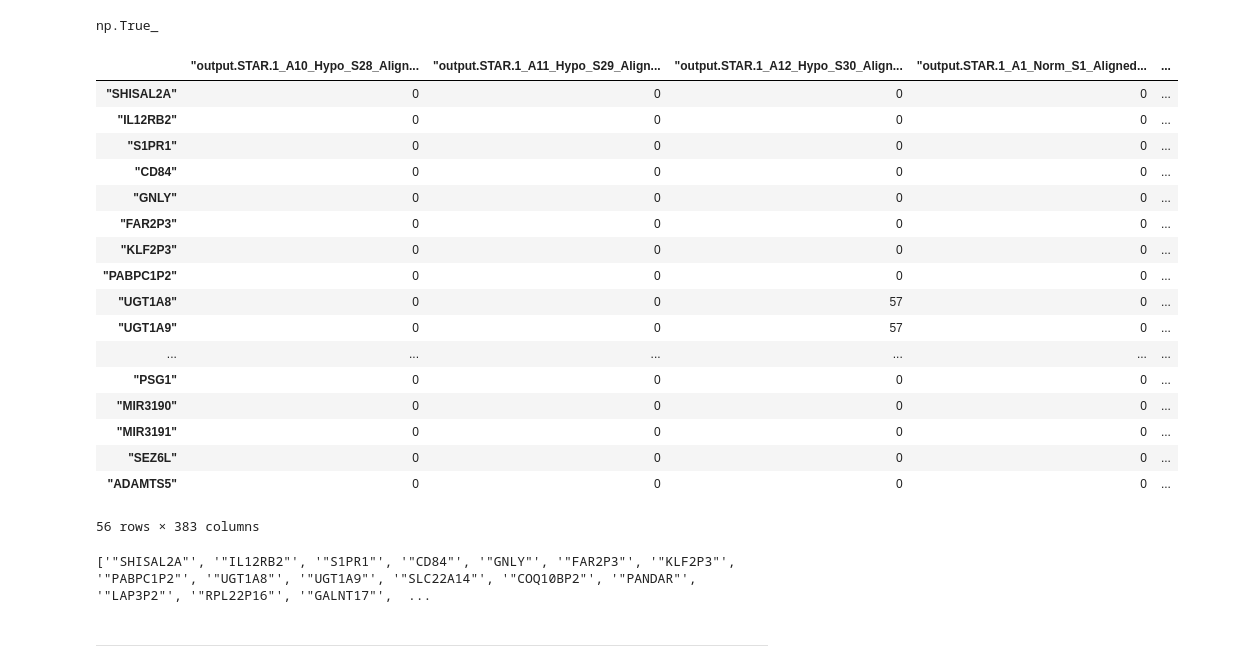
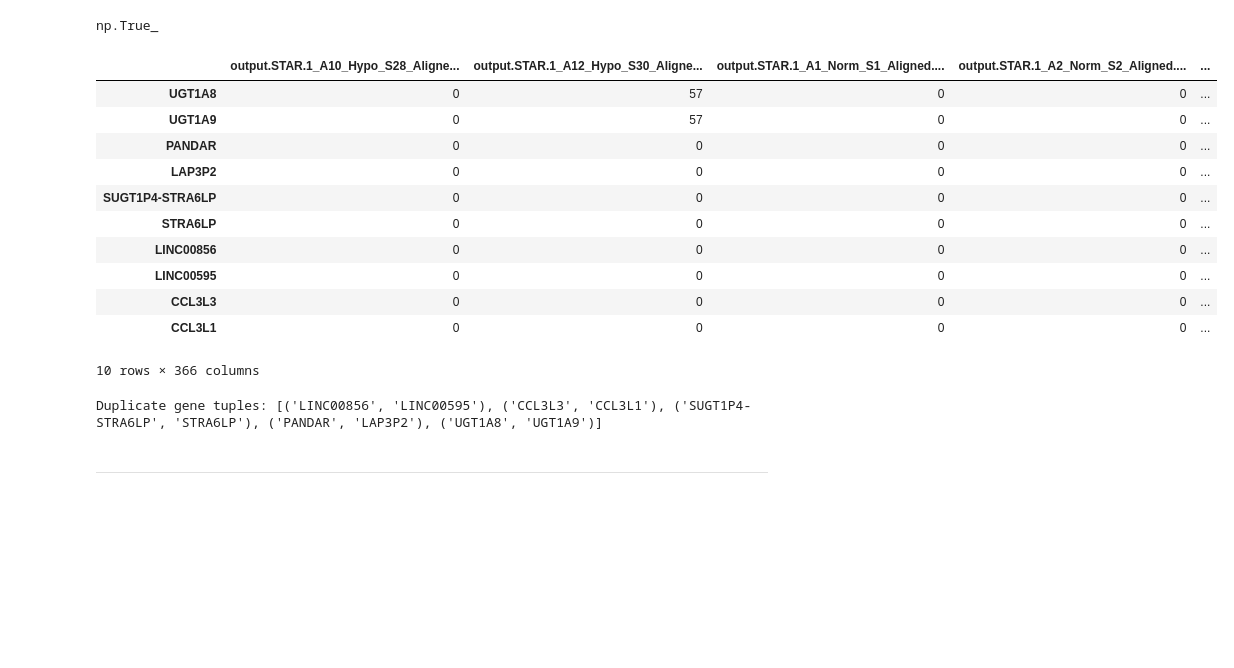
Before and after one commit to katiarusso/breast-cancer-ml-classification, a Jupyter notebook: Notebooks/Main.ipynb, the cells around one changed output. Drawn from its saved outputs; the diff is of its cells as text; code cells hidden in the pictures; blank space fills up the shorter version.

```diff
--- a/Notebooks/Main.ipynb
+++ b/Notebooks/Main.ipynb
@@ -73,10 +73,10 @@ Now we download the actual sequencing data. Understanding the shape and the cont
 #### SmartSeq - MCF7:
 # %%
 # Load the filtered dataset with the SmartSeq technology
-dfs_mcf_unfiltered = pd.read_csv("../Data/SmartSeq/MCF7_SmartS_Unfiltered_Data.txt", sep=r"\s+", engine= "python", index_col=0)
-dfs_mcf_filtered = pd.read_csv("../Data/SmartSeq/MCF7_SmartS_Filtered_Data.txt", sep=r"\s+", engine= "python", index_col=0)
-dfs_mcf_train = pd.read_csv("../Data/SmartSeq/MCF7_SmartS_Filtered_Normalised_3000_Data_train.txt", sep=r"\s+", engine= "python", index_col=0)
-dfs_mcf_test = pd.read_csv("../Data/SmartSeq/MCF7_SmartS_Filtered_Normalised_3000_Data_test_anonim.txt", sep=r"\s+", engine= "python", index_col=0)
+dfs_mcf_unfiltered = pd.read_csv("../Data/SmartSeq/MCF7_SmartS_Unfiltered_Data.txt", sep=r"\s+", engine= "python", index_col=0).rename(index=lambda x: x.strip('"')).rename(columns=lambda x: x.strip('"'))
+dfs_mcf_filtered = pd.read_csv("../Data/SmartSeq/MCF7_SmartS_Filtered_Data.txt", sep=r"\s+", engine= "python", index_col=0).rename(index=lambda x: x.strip('"')).rename(columns=lambda x: x.strip('"'))
+dfs_mcf_train = pd.read_csv("../Data/SmartSeq/MCF7_SmartS_Filtered_Normalised_3000_Data_train.txt", sep=r"\s+", engine= "python", index_col=0).rename(index=lambda x: x.strip('"')).rename(columns=lambda x: x.strip('"'))
+dfs_mcf_test = pd.read_csv("../Data/SmartSeq/MCF7_SmartS_Filtered_Normalised_3000_Data_test_anonim.txt", sep=r"\s+", engine= "python", index_col=0).rename(index=lambda x: x.strip('"')).rename(columns=lambda x: x.strip('"'))
 
 # Inspect the shape and structure for MCF7
 print("MCF7 Unfiltered")
@@ -324,31 +319,33 @@ dfs_mcf_unfiltered.duplicated().any()
 # %% [output]
 np.True_
 # %%
-duplicate_rows_mcf = dfs_mcf_unfiltered.duplicated(keep=False)
-dfs_mcf_unfiltered[duplicate_rows_mcf]
+duplicate_rows_mcf = dfs_mcf_f1.duplicated(keep=False)
+dfs_mcf_f1[duplicate_rows_mcf]
 # %% [output]
-|  | "output.STAR.1_A10_Hypo_S28_Align... | "output.STAR.1_A11_Hypo_S29_Align... | "output.STAR.1_A12_Hypo_S30_Align... | "output.STAR.1_A1_Norm_S1_Aligned... | ... |
-| "SHISAL2A" | 0 | 0 | 0 | 0 | ... |
-| "IL12RB2" | 0 | 0 | 0 | 0 | ... |
-| "S1PR1" | 0 | 0 | 0 | 0 | ... |
-| "CD84" | 0 | 0 | 0 | 0 | ... |
-| "GNLY" | 0 | 0 | 0 | 0 | ... |
-| "FAR2P3" | 0 | 0 | 0 | 0 | ... |
-| "KLF2P3" | 0 | 0 | 0 | 0 | ... |
-| "PABPC1P2" | 0 | 0 | 0 | 0 | ... |
-| "UGT1A8" | 0 | 0 | 57 | 0 | ... |
-| "UGT1A9" | 0 | 0 | 57 | 0 | ... |
-| ... | ... | ... | ... | ... | ... |
-| "PSG1" | 0 | 0 | 0 | 0 | ... |
-| "MIR3190" | 0 | 0 | 0 | 0 | ... |
-| "MIR3191" | 0 | 0 | 0 | 0 | ... |
-| "SEZ6L" | 0 | 0 | 0 | 0 | ... |
-| "ADAMTS5" | 0 | 0 | 0 | 0 | ... |
+|  | output.STAR.1_A10_Hypo_S28_Aligne... | output.STAR.1_A12_Hypo_S30_Aligne... | output.STAR.1_A1_Norm_S1_Aligned.... | output.STAR.1_A2_Norm_S2_Aligned.... | ... |
+| UGT1A8 | 0 | 57 | 0 | 0 | ... |
+| UGT1A9 | 0 | 57 | 0 | 0 | ... |
+| PANDAR | 0 | 0 | 0 | 0 | ... |
+| LAP3P2 | 0 | 0 | 0 | 0 | ... |
+| SUGT1P4-STRA6LP | 0 | 0 | 0 | 0 | ... |
+| STRA6LP | 0 | 0 | 0 | 0 | ... |
+| LINC00856 | 0 | 0 | 0 | 0 | ... |
+| LINC00595 | 0 | 0 | 0 | 0 | ... |
+| CCL3L3 | 0 | 0 | 0 | 0 | ... |
+| CCL3L1 | 0 | 0 | 0 | 0 | ... |
-56 rows × 383 columns
+10 rows × 366 columns
-# %%
-print(dfs_mcf_unfiltered[duplicate_rows_mcf].index.tolist())
-# %% [output]
-['"SHISAL2A"', '"IL12RB2"', '"S1PR1"', '"CD84"', '"GNLY"', '"FAR2P3"', '"KLF2P3"', '"PABPC1P2"', '"UGT1A8"', '"UGT1A9"', '"SLC22A14"', '"COQ10BP2"', '"PANDAR"', '"LAP3P2"', '"RPL22P16"', '"GALNT17"',  ...
+# %%
+duplicates_grouped_mcf = dfs_mcf_f1.groupby(list(dfs_mcf_f1.columns)).filter(lambda x: len(x) > 1)
+# Raggruppa nuovamente per profilo e costruisci le tuple con i nomi dei geni
+duplicate_gene_mcf_tuples = [
+    tuple(group.index)
+    for _, group in duplicates_grouped_mcf.groupby(list(duplicates_grouped_mcf.columns))
+]
+
+# Stampa la lista di tuple
+print("Duplicate gene tuples:", duplicate_gene_mcf_tuples)
+# %% [output]
+Duplicate gene tuples: [('LINC00856', 'LINC00595'), ('CCL3L3', 'CCL3L1'), ('SUGT1P4-STRA6LP', 'STRA6LP'), ('PANDAR', 'LAP3P2'), ('UGT1A8', 'UGT1A9')]
 # %% [markdown]
 -------
 # %% [markdown]
```
Also changed, not shown: parts of 18 cells of this notebook.
